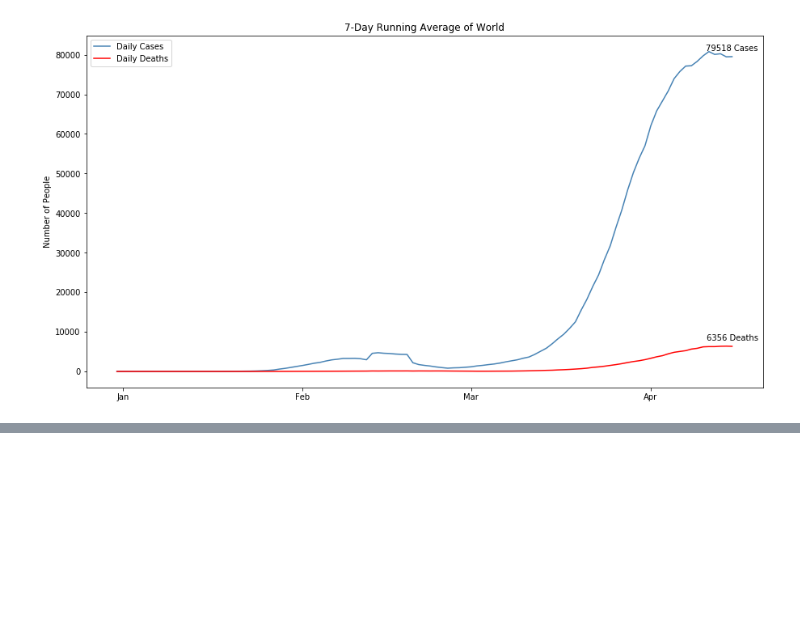
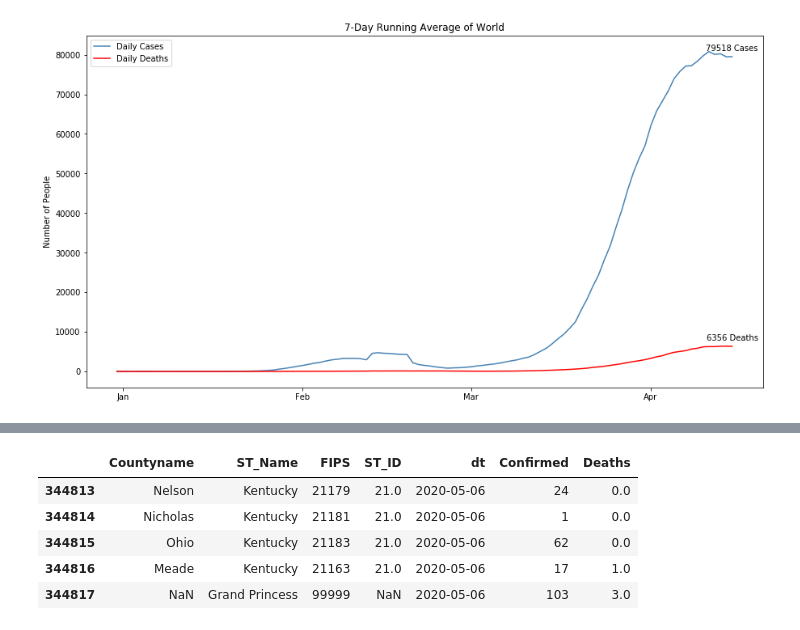
Before and after one commit to christophuhl/COVID19-Simulation, a Jupyter notebook: AirportContagion.ipynb, the cells around one changed output, grey strips where cells are left out. Cells and saved outputs as stored; diff of their text form; code cells hidden in the pictures; blank space fills up the shorter version.

```diff
--- a/AirportContagion.ipynb
+++ b/AirportContagion.ipynb
@@ -106,0 +140,11 @@ Now that we have a function that we can plot the spread of the disease with,
+# %%
+df_us = pd.read_csv('https://raw.githubusercontent.com/govex/COVID-19/master/data_tables/JHU_USCountymap/df_Counties2020.csv')
+df_us.drop(labels = 'Unnamed: 0', axis=1, inplace = True)
+df_us.tail()
+# %% [output]
+|  | Countyname | ST_Name | FIPS | ST_ID | dt | Confirmed | Deaths |
+| 344813 | Nelson | Kentucky | 21179 | 21.0 | 2020-05-06 | 24 | 0.0 |
+| 344814 | Nicholas | Kentucky | 21181 | 21.0 | 2020-05-06 | 1 | 0.0 |
+| 344815 | Ohio | Kentucky | 21183 | 21.0 | 2020-05-06 | 62 | 0.0 |
+| 344816 | Meade | Kentucky | 21163 | 21.0 | 2020-05-06 | 17 | 1.0 |
+| 344817 | NaN | Grand Princess | 99999 | NaN | 2020-05-06 | 103 | 3.0 |
```
Also changed, not shown: parts of 27 cells of this notebook.
